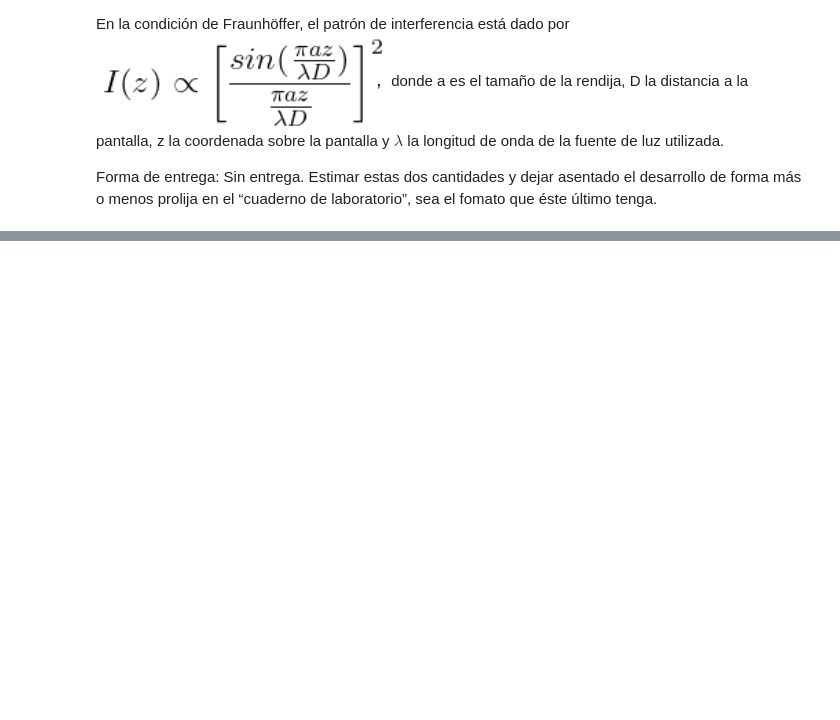
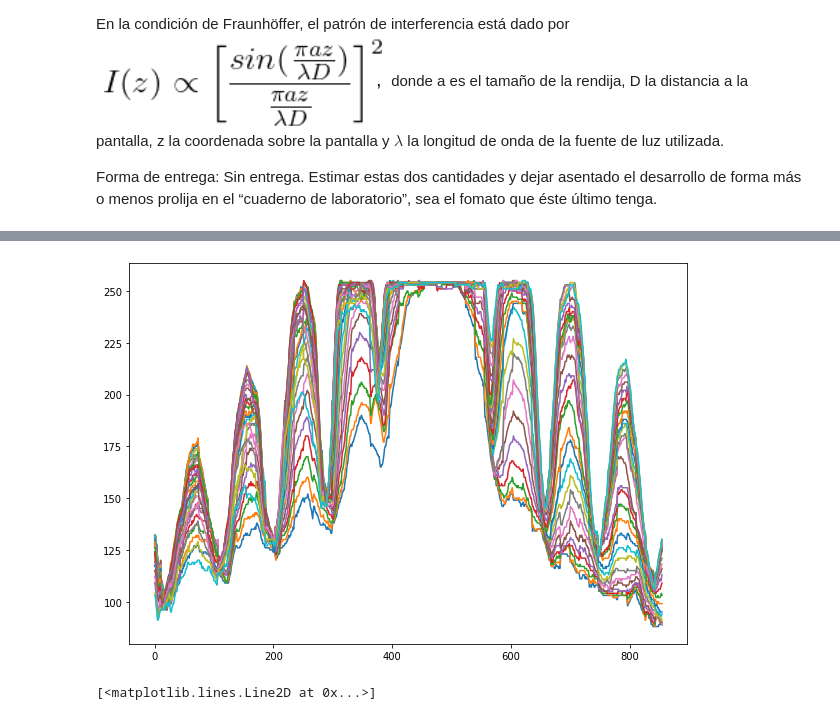
Before and after one commit to LunaKadysz/Laboratorio-4, a Jupyter notebook: Practica2/Practica2.ipynb, the cells around one changed output, grey strips where cells are left out. Saved outputs shown, nothing was run; the diff lists cells and outputs as text; code cells hidden in the pictures; blank space fills up the shorter version.

```diff
--- a/Practica2/Practica2.ipynb
+++ b/Practica2/Practica2.ipynb
@@ -70,0 +120,23 @@ Forma de entrega: Sin entrega. Estimar estas dos cantidades y dejar asentado el
+# %%
+plt.figure(figsize = (10, 7))
+for i in range(30):
+    plt.plot(range(len(Rt[i])),Rt[i])
+# %% [output]
+[figure, added]
+# %%
+def promedio(R):
+    mediana = []
+    error = []
+    for i in range(len(R)):
+        mediana.append(np.mean(R[i]))
+        error.append(np.std(R[i]))
+    return mediana, error
+
+%matplotlib qt
+
+mediana, error = promedio(R)
+plt.plot(range(len(mediana)),-np.array(mediana))
+#puntos_x = np.array(plt.ginput(9))
+#puntos_x
+# %% [output]
+[<matplotlib.lines.Line2D at 0x...>]
```
Also changed, not shown: parts of 9 cells of this notebook, 7 other files.
